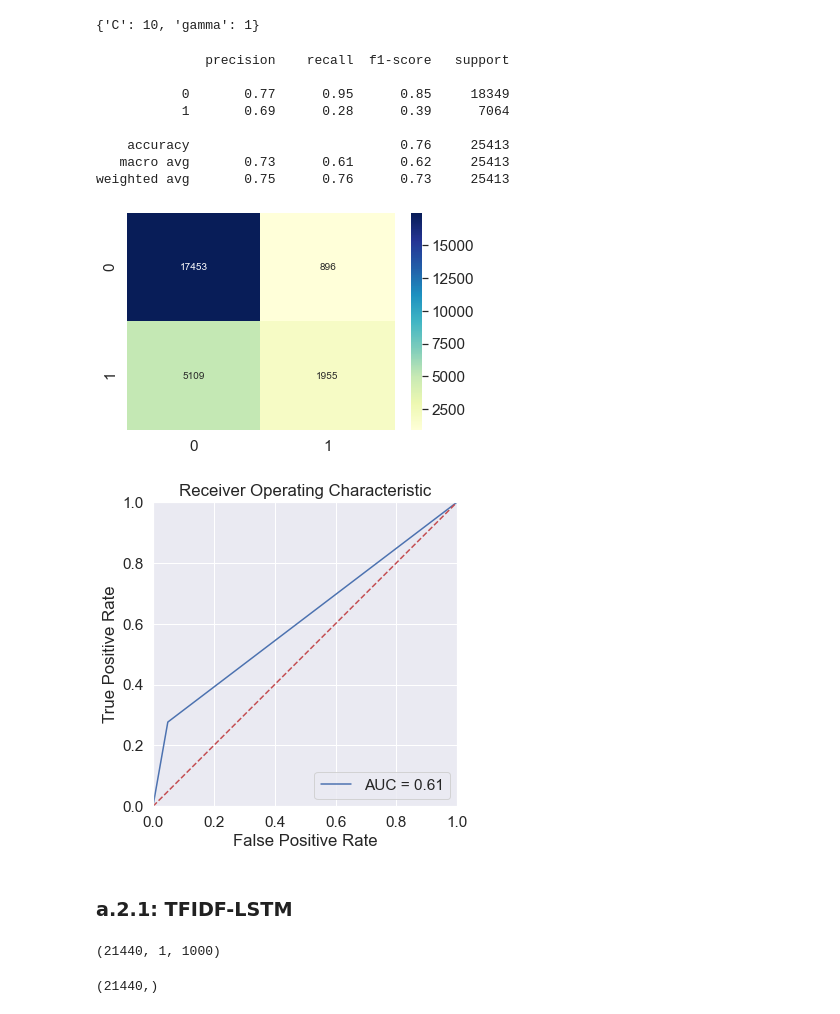
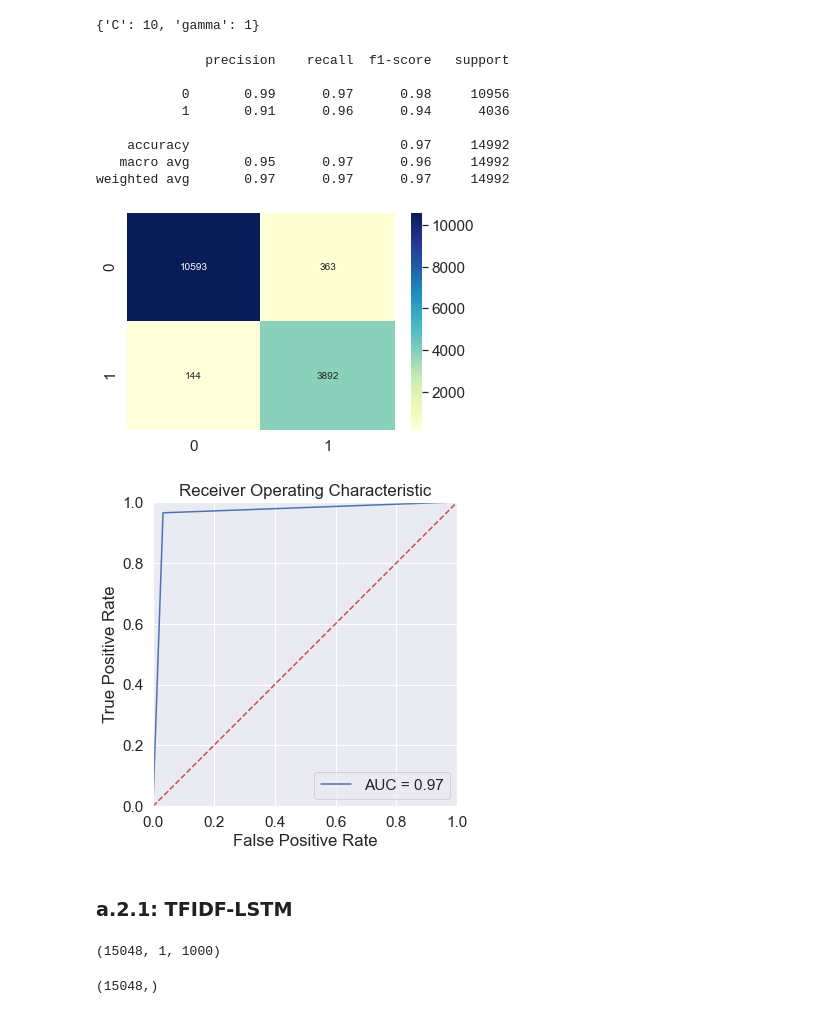
Before and after one commit to icesupakorn/NLA, a Jupyter notebook: Summative_v.4.ipynb, the cells around one changed output. Cells and saved outputs as stored; diff of their text form; code cells hidden in the pictures.

```diff
--- a/Summative_v.4.ipynb
+++ b/Summative_v.4.ipynb
@@ -72,10 +70,10 @@ def merge_stance_body(stance, body):
     merged_data = pd.merge(stance, body, on='Body ID')
     return merged_data
 
-train_val = merge_stance_body(stance, body)
-test = merge_stance_body(test_stance, test_body)
+df = merge_stance_body(stance, body)
 # %%
-train, val = train_test_split(train_val, test_size=0.20, random_state=seed)
+train, test = train_test_split(df, test_size=0.30, random_state=seed)
+train, val = train_test_split(train, test_size=0.20, random_state=seed)
 # %%
 print(train.shape)
 train.head()
@@ -225,9 +223,9 @@ def stack_tfidf(X):
     stacked_tfidf = hstack([header_tfidf, body_tfidf])
     return stacked_tfidf
 
-X_train = stack_tfidf(X_train)
-X_val = stack_tfidf(X_val)
-X_test = stack_tfidf(X_test)
+X_train_tfidf = stack_tfidf(X_train)
+X_val_tfidf = stack_tfidf(X_val)
+X_test_tfidf = stack_tfidf(X_test)
 # %%
 tfidf_size = X_test.shape
 print('tfidf_size:', tfidf_size)
@@ -270,7 +268,7 @@ parameters = {
     'C': [1.0, 10],
     'gamma': [1, 'auto']}
 model = GridSearchCV(SVC(kernel='rbf'), parameters, cv=3, n_jobs=-1)
-model.fit(X_train, Y_train)
+model.fit(X_train_tfidf, Y_train)
 # %% [output]
 GridSearchCV(cv=3, estimator=SVC(), n_jobs=-1,
              param_grid={'C': [1.0, 10], 'gamma': [1, 'auto']})
@@ -282,21 +280,21 @@ model.best_params_
 model = model.best_estimator_
 # %%
 #Predicting the test data
-Y_svm = model.predict(X_test)
+Y_svm = model.predict(X_test_tfidf)
 print(metrics.classification_report(Y_test, Y_svm))
 plot_confussion_matrix(Y_test, Y_svm)
 plot_roc_curve(Y_test, Y_svm)
 # %% [output]
               precision    recall  f1-score   support
 
-           0       0.77      0.95      0.85     18349
-           1       0.69      0.28      0.39      7064
+           0       0.99      0.97      0.98     10956
+           1       0.91      0.96      0.94      4036
 
-    accuracy                           0.76     25413
-   macro avg       0.73      0.61      0.62     25413
-weighted avg       0.75      0.76      0.73     25413
+    accuracy                           0.97     14992
+   macro avg       0.95      0.97      0.96     14992
+weighted avg       0.97      0.97      0.97     14992
-[figure, old version]
+[figure, new version]
-[figure, old version]
+[figure, new version]
 # %% [markdown]
 ### a.2.1: TFIDF-LSTM
 # %%
@@ -312,11 +310,11 @@ X_test, Y_test = prepare_lstm(X_test, Y_test)
-# %%
-X_train.shape
-# %% [output]
-(21440, 1, 1000)
-# %%
-Y_train.shape
-# %% [output]
-(21440,)
+# %%
+X_train_tfidf.shape
+# %% [output]
+(15048, 1, 1000)
+# %%
+Y_train.shape
+# %% [output]
+(15048,)
 # %%
 keras.backend.clear_session()
 np.random.seed(seed)
```
Also changed, not shown: parts of 69 cells of this notebook.
